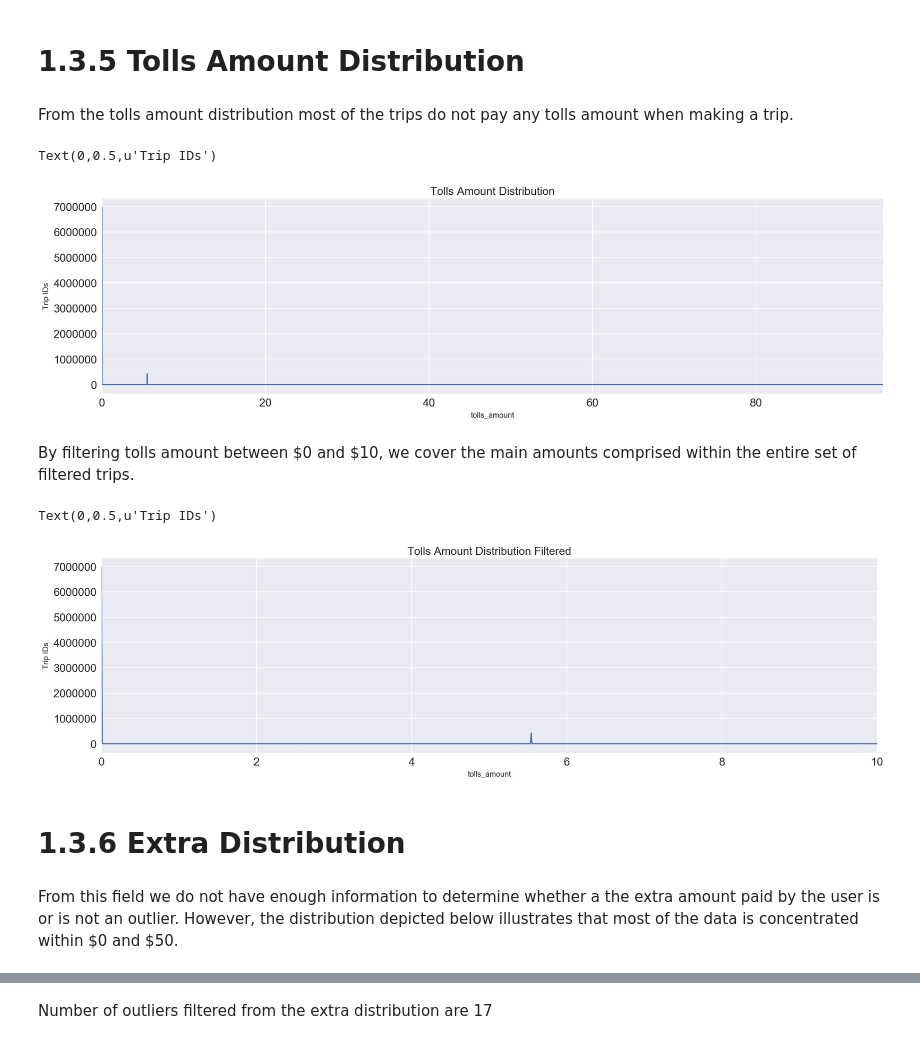
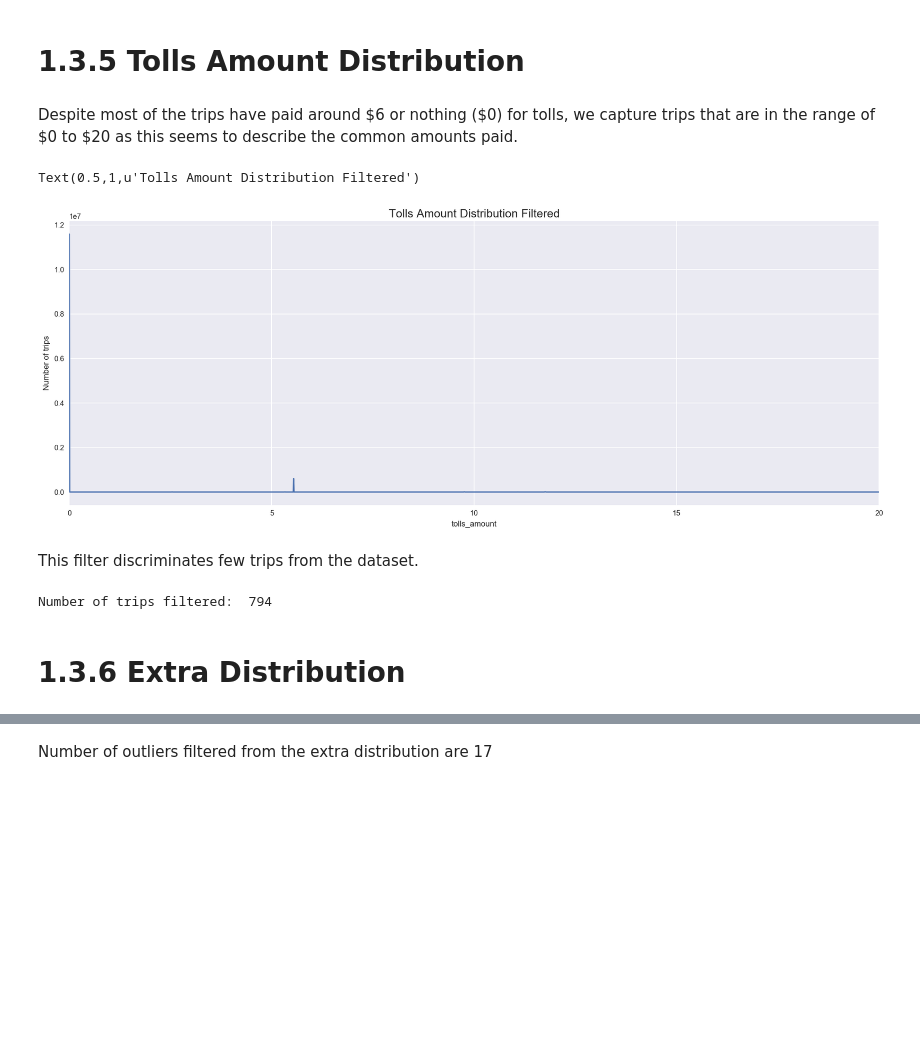
Before and after one commit to Riccocez/NYC-Taxi-Tips, a Jupyter notebook: 1. Analysis & Planning Stage.ipynb, the cells around one changed output, grey strips where cells are left out. Cells and saved outputs as stored; diff of their text form; code cells hidden in the pictures; blank space fills up the shorter version.

Commit message:
Data Exploration and Clean up

```diff
--- a/1. Analysis & Planning Stage.ipynb
+++ b/1. Analysis & Planning Stage.ipynb
@@ -139,14 +147,8 @@ Based on this plot, we consider that highly potential outliers might be those no
 # %%
-#axes_tip = raw_data.groupby(['tip_amount']).size().plot(kind='line', figsize=(20,5), fontsize = 16)
-#axes_tip.set_title('Tip Amount Distribution', fontsize = 16)
-#axes_tip.set_ylabel('Trip IDs')
+filtered_data = raw_data.loc[(raw_data.tip_amount >= 0 ) & (raw_data.tip_amount <= 30)]
+tip_filtered = filtered_data.groupby(['tip_amount']).size().plot(figsize = (20,7))
 
-filtered_data = raw_data.loc[(raw_data.tip_amount > 0 ) & (raw_data.tip_amount <= 200)]
-tip_filtered = filtered_data['tip_amount']
-
-plt.figure(figsize = (20,7))
 plt.ylabel('tip_amount')
 plt.title('Tip Amount Distribution Filtered', fontsize = 16)
-plt.ylabel('trip IDs')
-tip_filtered.plot()
+plt.ylabel('Number of trips')
 # %% [output]
@@ -160,0 +163,6 @@ After this filter, we have almost 7.45 million of trips. Hence, we use the same
+# %%
+fare_data = filtered_data.loc[(filtered_data.fare_amount >= 0 ) & (filtered_data.fare_amount <= 100)]
+fare_filtered = fare_data.groupby(['fare_amount']).size().plot(figsize = (20,7))
+
+plt.ylabel('Number of trips')
+plt.title('Fare Amount Distribution Filtered', fontsize = 16)
@@ -205,0 +182,6 @@ Implementing this new filter to the dataset, we notice that we have discriminate
+# %%
+trip_data = fare_data.loc[(fare_data.trip_distance > 0 ) & (fare_data.trip_distance <= 40)]
+trip_filtered = trip_data.groupby(['trip_distance']).size().plot(figsize = (20,7))
+
+plt.ylabel('Number of trips')
+plt.title('Trip Distance Distribution Filtered', fontsize = 16)
@@ -253,25 +197,21 @@ Number of outliers filtered:  6718
 # %% [markdown]
 # 1.3.5 Tolls Amount Distribution
-# %% [markdown]
-From the tolls amount distribution most of the trips do not pay any tolls amount when making a trip.
-# %%
-axes_tolls = trip_d_data.groupby(['tolls_amount'] ).size().plot(kind='line', figsize=(20,5), fontsize = 16)
-axes_tolls.set_title('Tolls Amount Distribution', fontsize = 16)
-axes_tolls.set_ylabel('Trip IDs')
-# %% [output]
-Text(0,0.5,u'Trip IDs')
-[figure, removed]
-# %% [markdown]
-By filtering tolls amount between \$0 and \$10, we cover the main amounts comprised within the entire set of filtered trips.
+# %% [markdown]
+Despite most of the trips have paid around \$6 or nothing (\$0) for tolls, we capture trips that are in the range of \$0 to \$20 as this seems to describe the common amounts paid.
 # %%
-tolls_data = trip_d_data.loc[(trip_d_data.tolls_amount >=0 ) & (trip_d_data.tolls_amount <= 10)]
-zoom_axes_tolls = tolls_data.groupby(['tolls_amount'] ).size().plot(kind='line', figsize=(20,5), fontsize = 16)
-zoom_axes_tolls.set_title('Tolls Amount Distribution Filtered', fontsize = 16)
-zoom_axes_tolls.set_ylabel('Trip IDs')
+tolls_data = trip_data.loc[(trip_data.tolls_amount >=0 ) & (trip_data.tolls_amount <= 20)]
+tolls_filtered = tolls_data.groupby(['tolls_amount']).size().plot(figsize = (20,7))
+
+plt.ylabel('Number of trips')
+plt.title('Tolls Amount Distribution Filtered', fontsize = 16)
 # %% [output]
-Text(0,0.5,u'Trip IDs')
+Text(0.5,1,u'Tolls Amount Distribution Filtered')
-[figure, old version]
+[figure, new version]
+# %% [markdown]
+This filter discriminates few trips from the dataset.
+# %%
+print 'Number of trips filtered: ', len(trip_data) - len(tolls_data)
+# %% [output]
+Number of trips filtered:  794
 # %% [markdown]
 # 1.3.6 Extra Distribution
-# %% [markdown]
-From this field we do not have enough information to determine whether a the extra amount paid by the user is or is not an outlier. However, the distribution depicted below illustrates that most of the data is concentrated within \$0 and \$50.
```
Also changed, not shown: parts of 82 cells of this notebook.
